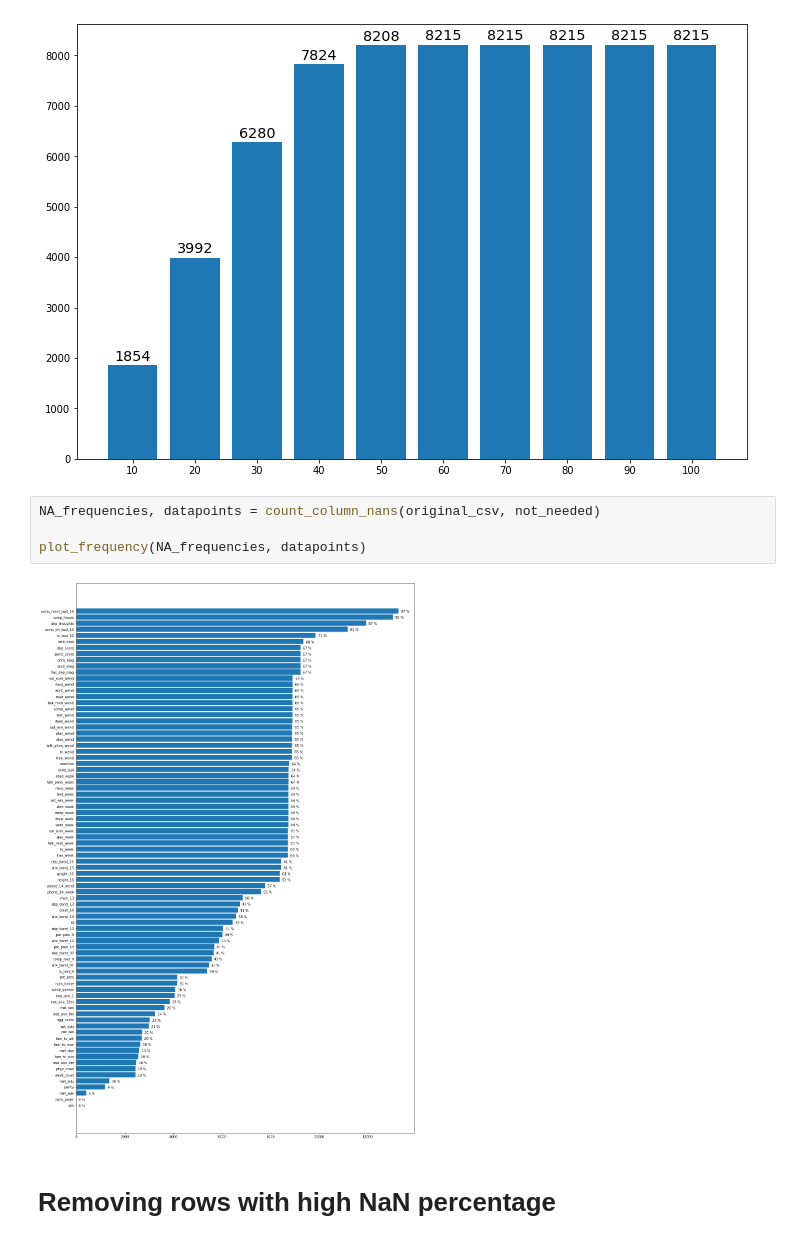
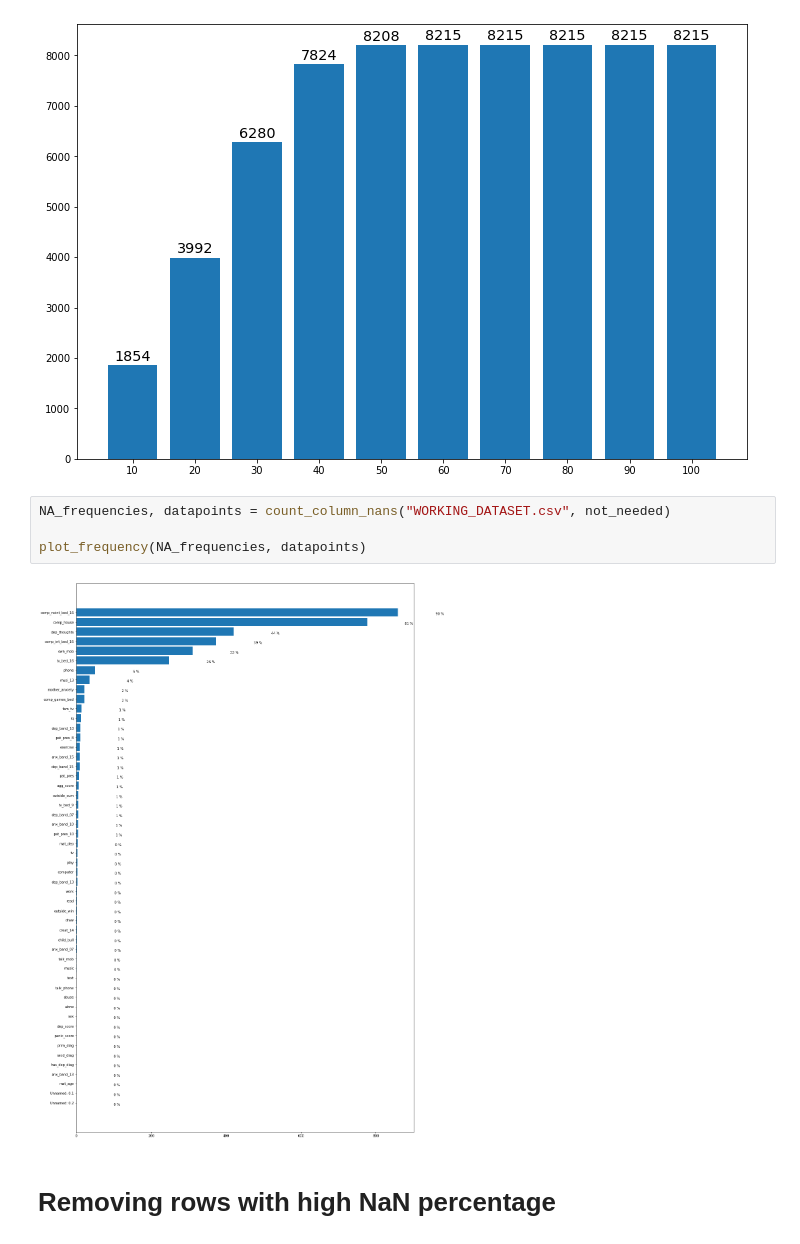
Before and after one commit to zapydoodle/Applied-Data-Science-Coursework, a Jupyter notebook: Data Exploration.ipynb, the cells around one changed output. Cells and saved outputs as stored; diff of their text form.

Commit message:
written code to generate clean dataset

```diff
--- a/Data Exploration.ipynb
+++ b/Data Exploration.ipynb
@@ -306,11 +306,11 @@ plot_rows(nan_percentages_1)
 # %% [output]
 [figure]
 # %%
-NA_frequencies, datapoints = count_column_nans(original_csv, not_needed)
+NA_frequencies, datapoints = count_column_nans("WORKING_DATASET.csv", not_needed)
 
 plot_frequency(NA_frequencies, datapoints)
 # %% [output]
-[figure, old version]
+[figure, new version]
 # %% [markdown]
 # Removing rows with high NaN percentage
 # %%
```
